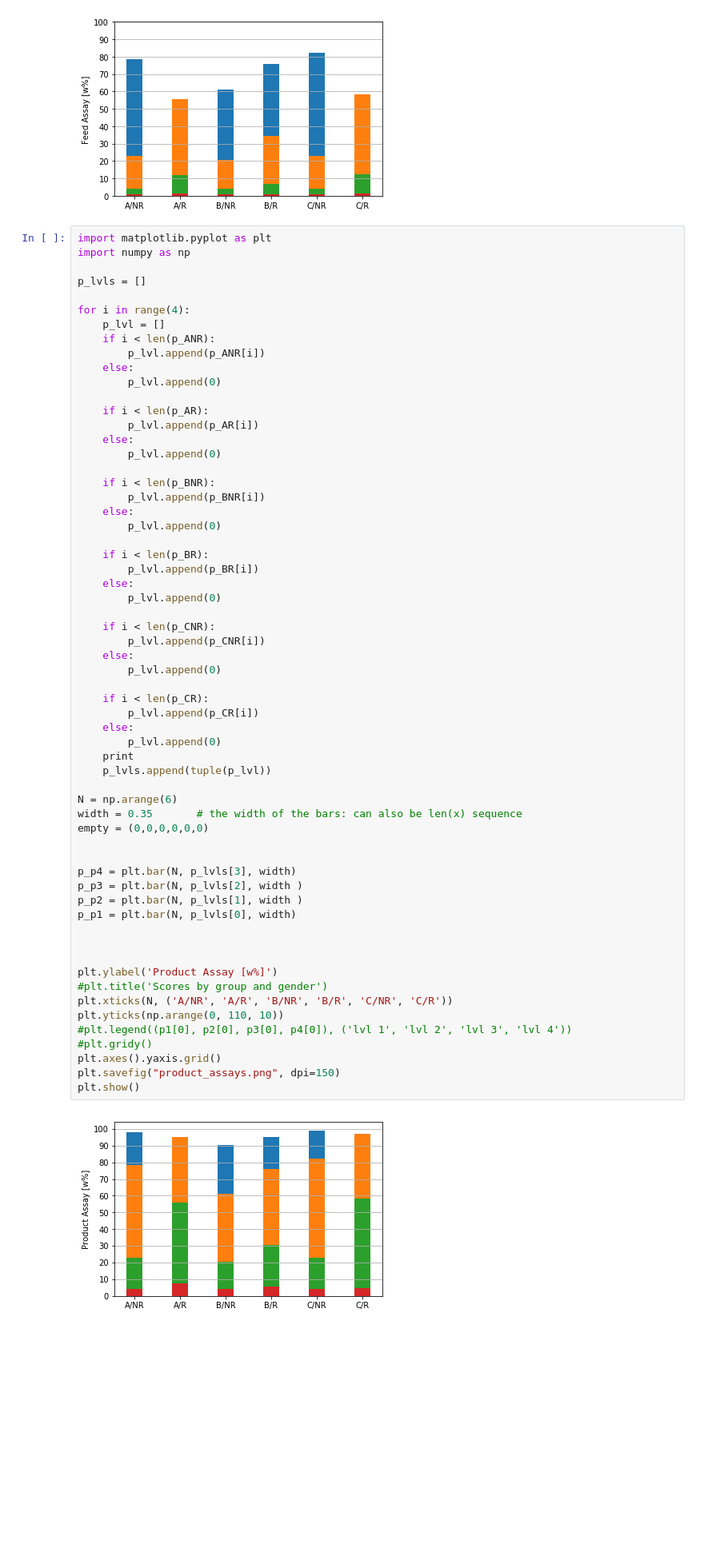
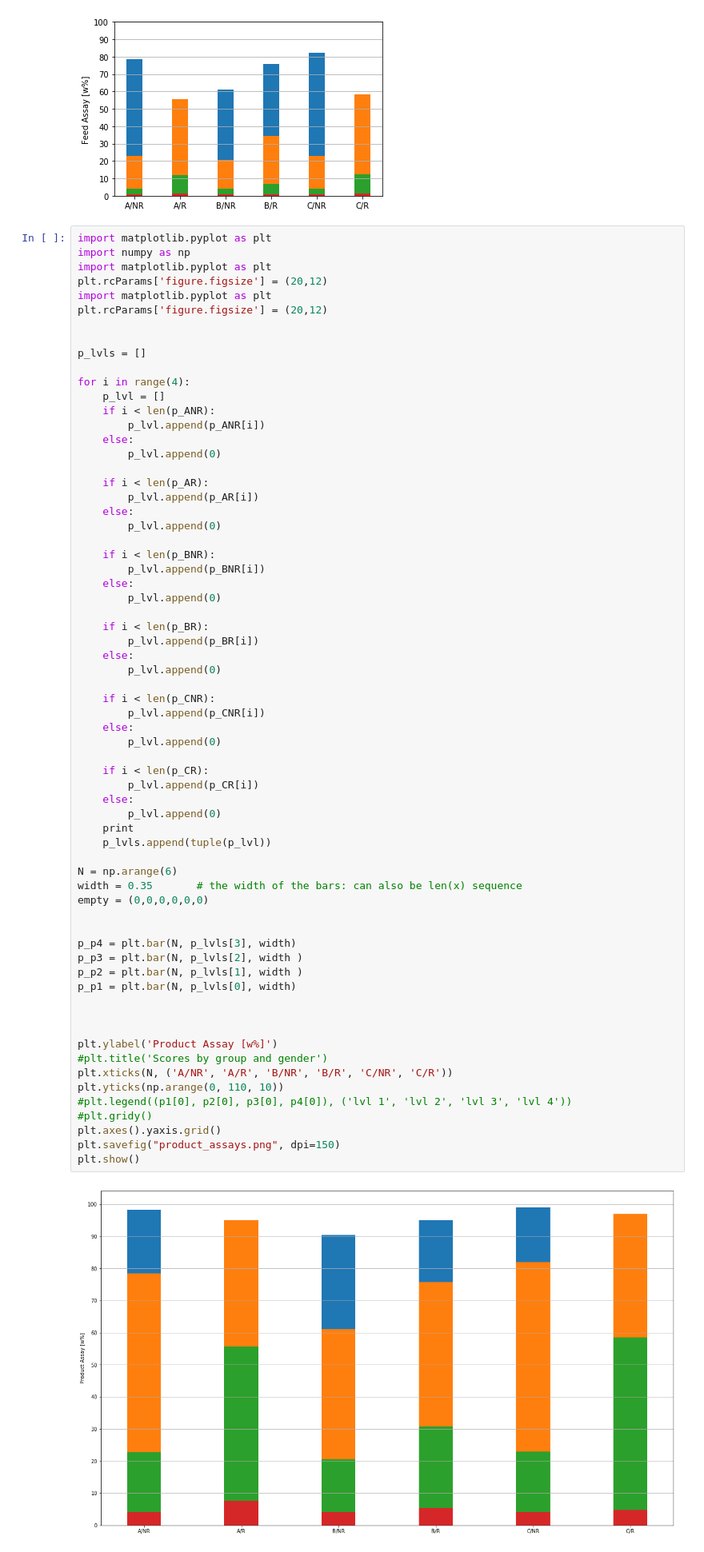
Before and after one commit to bam241/enrich_inmm, a Jupyter notebook: level_population.ipynb, the cells around one changed output. Shown: that part at 80% size. Drawn from its saved outputs; the diff is of its cells as text; blank space fills up the shorter version.

```diff
--- a/level_population.ipynb
+++ b/level_population.ipynb
@@ -398,6 +396,11 @@ plt.show()
 # %%
 import matplotlib.pyplot as plt
 import numpy as np
+import matplotlib.pyplot as plt
+plt.rcParams['figure.figsize'] = (20,12)
+import matplotlib.pyplot as plt
+plt.rcParams['figure.figsize'] = (20,12)
+
 
 p_lvls = []
 
@@ -430,34 +433,34 @@ for i in range(4):
 
     if i < len(p_CR):
         p_lvl.append(p_CR[i])
     else:
         p_lvl.append(0)
     print
     p_lvls.append(tuple(p_lvl))
 
 N = np.arange(6)
 width = 0.35       # the width of the bars: can also be len(x) sequence
 empty = (0,0,0,0,0,0)
 
 
 p_p4 = plt.bar(N, p_lvls[3], width)
 p_p3 = plt.bar(N, p_lvls[2], width )
 p_p2 = plt.bar(N, p_lvls[1], width )
 p_p1 = plt.bar(N, p_lvls[0], width)
 
 
 
 plt.ylabel('Product Assay [w%]')
 #plt.title('Scores by group and gender')
 plt.xticks(N, ('A/NR', 'A/R', 'B/NR', 'B/R', 'C/NR', 'C/R'))
 plt.yticks(np.arange(0, 110, 10))
 #plt.legend((p1[0], p2[0], p3[0], p4[0]), ('lvl 1', 'lvl 2', 'lvl 3', 'lvl 4'))
 #plt.gridy()
 plt.axes().yaxis.grid()
 plt.savefig("product_assays.png", dpi=150)
 plt.show()
 # %% [output]
-[figure, old version]
+[figure, new version]
 # %%
 import matplotlib.pyplot as plt
 import numpy as np
```
Also changed, not shown: parts of 2 cells of this notebook, 3 other files.
